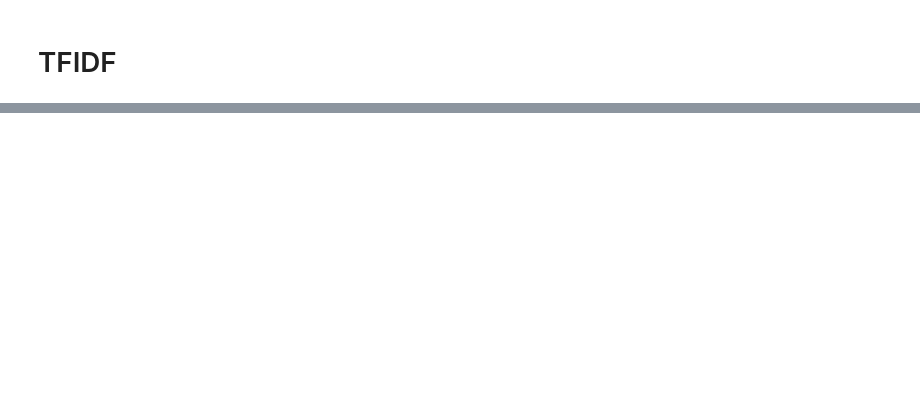
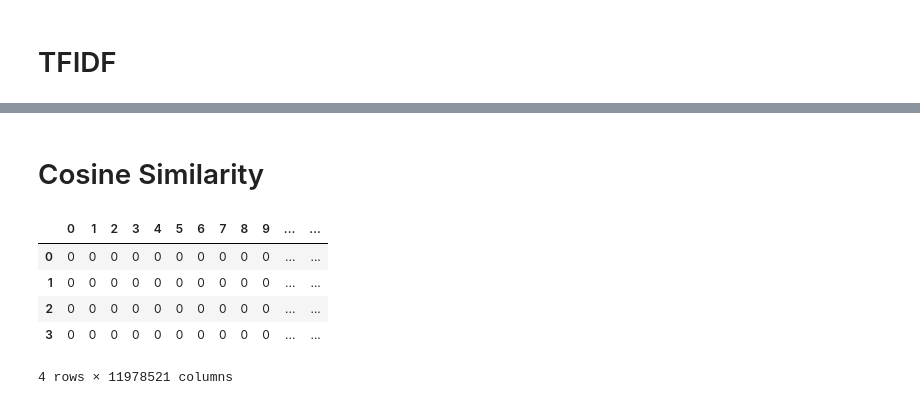
Before and after one commit to JasminiSantos/Trabalho-6-TFIDF-e-Cosseno, a Jupyter notebook: Tarefa_6_TFIDF_e_Cosseno.ipynb, the cells around one changed output, grey strips where cells are left out. Cells and saved outputs as stored; diff of their text form; code cells hidden in the pictures; blank space fills up the shorter version.

```diff
--- a/Tarefa_6_TFIDF_e_Cosseno.ipynb
+++ b/Tarefa_6_TFIDF_e_Cosseno.ipynb
@@ -379,0 +376,62 @@ def get_tfidf(tfBow, idfs):
+# %% [markdown]
+# Cosine Similarity
+# %%
+from sklearn.metrics.pairwise import cosine_similarity
+np.seterr(divide='ignore', invalid='ignore')
+
+arrayA = []
+arrayB = []
+arrayC = []
+arrayD = []
+arrayE = []
+
+for i in df.loc[0]:
+  arrayA.append(i)
+for i in df.loc[1]:
+  arrayB.append(i)
+for i in df.loc[2]:
+  arrayC.append(i)
+for i in df.loc[3]:
+  arrayD.append(i)
+for i in df.loc[4]:
+  arrayE.append(i)
+
+array1 = []
+array2 = []
+array3 = []
+array4 = []
+array5 = []
+
+for i in range(len(arrayA)):
+  for o in range(len(arrayB)):
+    a = arrayA[i]
+    b = arrayB[o]
+    cos_sim = np.dot(a,b)/(np.linalg.norm(a)) * (np.linalg.norm(b))
+    array1.append(cos_sim)
+  for c in range(len(arrayC)):
+    a = arrayA[i]
+    co = arrayC[c]
+    cos_sim = np.dot(a,co)/(np.linalg.norm(a)) * (np.linalg.norm(co))
+    array2.append(cos_sim)
+  for d in range(len(arrayD)):
+    a = arrayA[i]
+    do = arrayD[d]
+    cos_sim = np.dot(a,do)/(np.linalg.norm(a)) * (np.linalg.norm(do))
+    array3.append(cos_sim)
+  for e in range(len(arrayE)):
+    a = arrayA[i]
+    eo = arrayE[e]
+    cos_sim = np.dot(a,eo)/(np.linalg.norm(a)) * (np.linalg.norm(eo))
+    array4.append(cos_sim)
+
+df2 = pd.DataFrame([array1,array2,array3,array4])
+df2 = df2.replace(np.nan, 0)
+df2 = df2.apply(np.int64)
+display(df2)
+# %% [output]
+|  | 0 | 1 | 2 | 3 | 4 | 5 | 6 | 7 | 8 | 9 | ... | ... |
+| 0 | 0 | 0 | 0 | 0 | 0 | 0 | 0 | 0 | 0 | 0 | ... | ... |
+| 1 | 0 | 0 | 0 | 0 | 0 | 0 | 0 | 0 | 0 | 0 | ... | ... |
+| 2 | 0 | 0 | 0 | 0 | 0 | 0 | 0 | 0 | 0 | 0 | ... | ... |
+| 3 | 0 | 0 | 0 | 0 | 0 | 0 | 0 | 0 | 0 | 0 | ... | ... |
+4 rows × 11978521 columns
```
Also changed, not shown: parts of 6 cells of this notebook.
